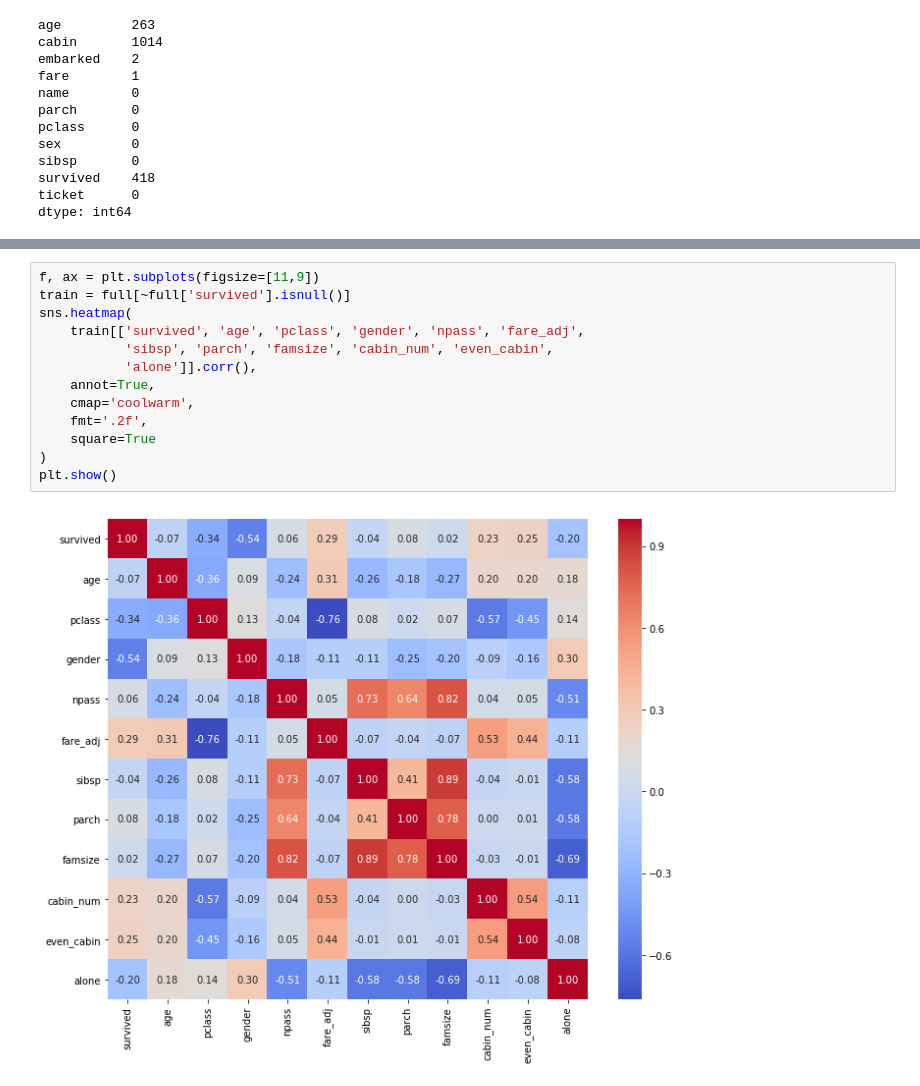
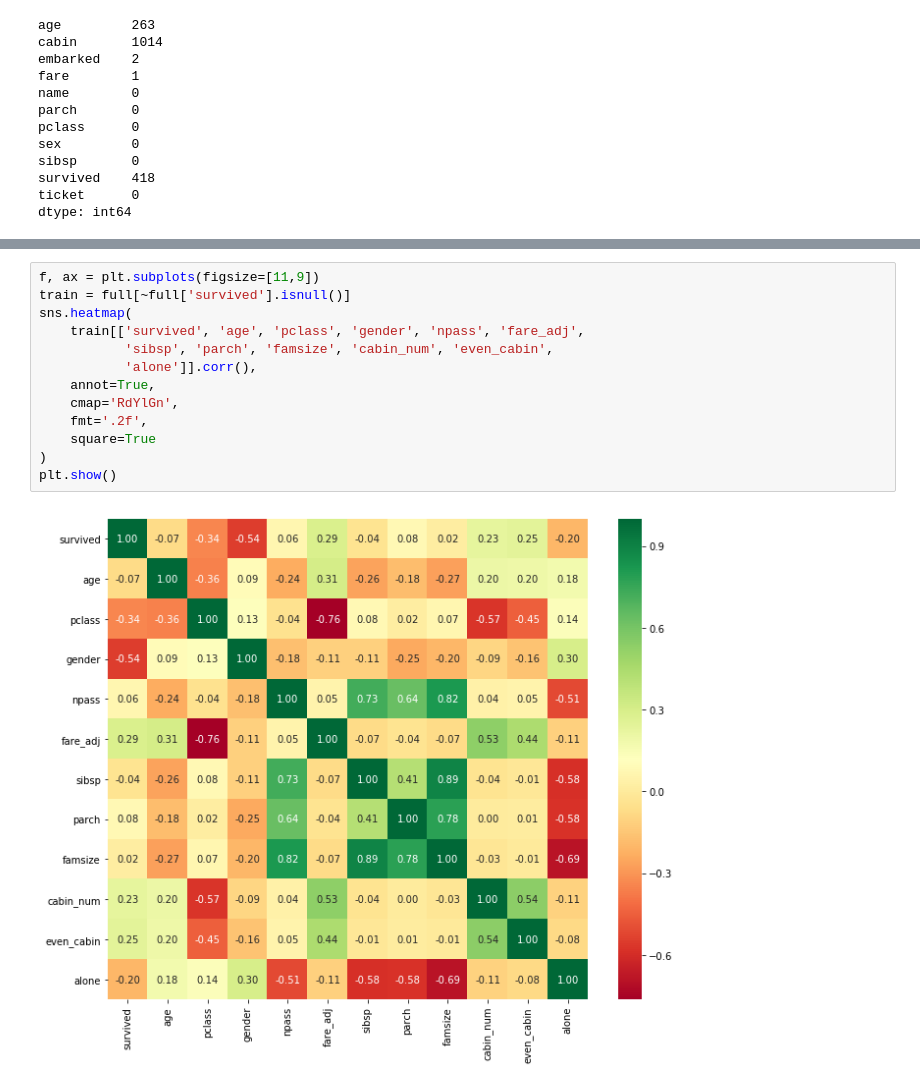
Before and after one commit to joshtemple/titanic, a Jupyter notebook: analysis.ipynb, the cells around one changed output, grey strips where cells are left out. Cells and saved outputs as stored; diff of their text form.

```diff
--- a/analysis.ipynb
+++ b/analysis.ipynb
@@ -123,15 +140,15 @@ dtype: int64
 # %%
 f, ax = plt.subplots(figsize=[11,9])
 train = full[~full['survived'].isnull()]
 sns.heatmap(
     train[['survived', 'age', 'pclass', 'gender', 'npass', 'fare_adj',
            'sibsp', 'parch', 'famsize', 'cabin_num', 'even_cabin',
            'alone']].corr(),
     annot=True,
-    cmap='coolwarm',
+    cmap='RdYlGn',
     fmt='.2f',
     square=True
 )
 plt.show()
 # %% [output]
-[figure, old version]
+[figure, new version]
```
Also changed, not shown: parts of 33 cells of this notebook.
